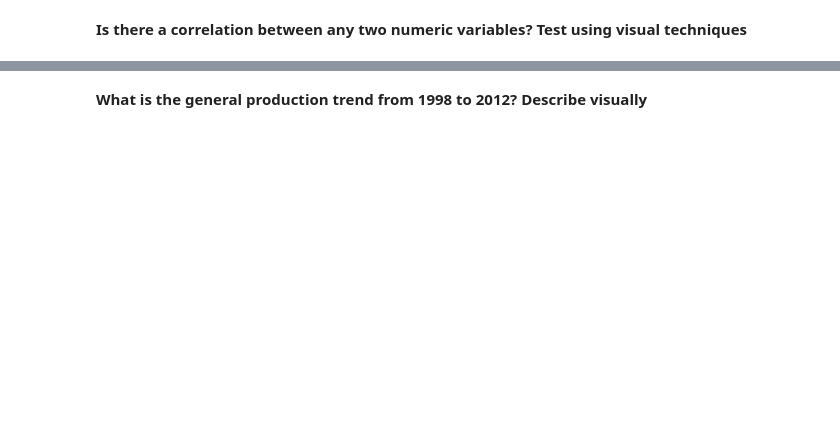
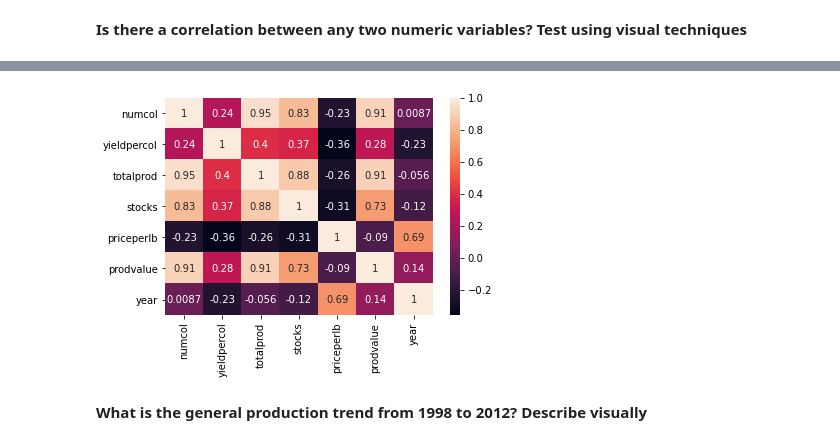
Before and after one commit to pcopley/uta-aiml, a Jupyter notebook: 01 Fundamentals of AIML/02 Visualizations and Regex/Case Study - Honey Production.ipynb, the cells around one changed output, grey strips where cells are left out. Cells and saved outputs as stored; diff of their text form; code cells hidden in the pictures; blank space fills up the shorter version.

```diff
--- a/01 Fundamentals of AIML/02 Visualizations and Regex/Case Study - Honey Production.ipynb
+++ b/01 Fundamentals of AIML/02 Visualizations and Regex/Case Study - Honey Production.ipynb
@@ -119,2 +161,7 @@ data[['state','totalprod']].groupby('state').mean()
+# %%
+sns.heatmap(data[['numcol', 'yieldpercol', 'totalprod', 'stocks', 'priceperlb', 'prodvalue', 'year']].corr(),
+            annot=True, square=False);
+# %% [output]
+[figure, added]
 # %% [markdown]
 **What is the general production trend from 1998 to 2012? Describe visually**
```
Also changed, not shown: parts of 12 cells of this notebook.
